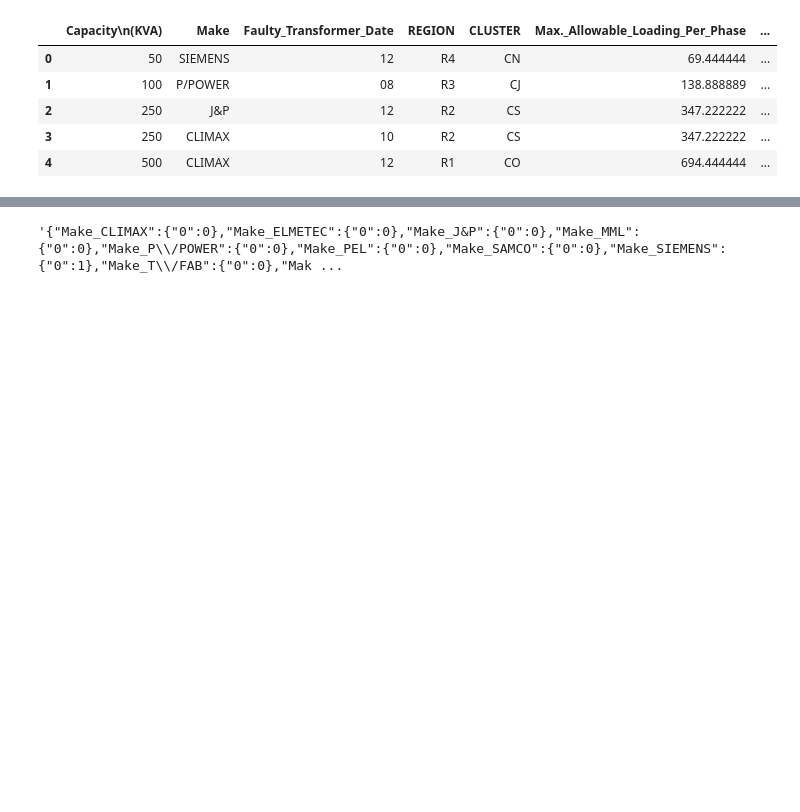
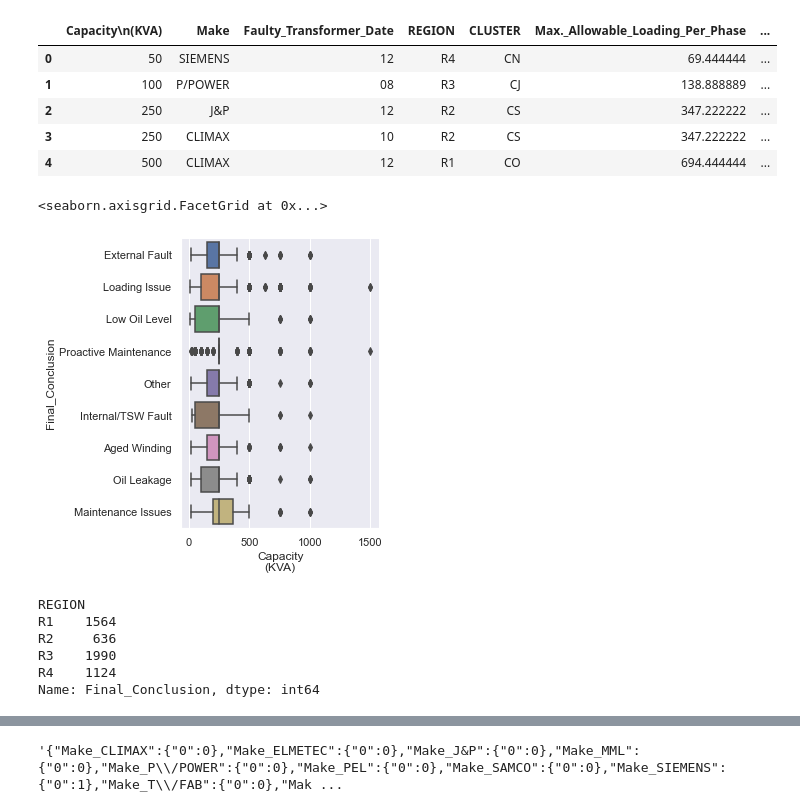
Before and after one commit to TasneemYou/lhl-capstone, a Jupyter notebook: Main.ipynb, the cells around one changed output, grey strips where cells are left out. Saved outputs shown, nothing was run; the diff lists cells and outputs as text; code cells hidden in the pictures; blank space fills up the shorter version.

```diff
--- a/Main.ipynb
+++ b/Main.ipynb
@@ -77,3 +88,9 @@ df.head()
 | 2 | 250 | J&P | 12 | R2 | CS | 347.222222 | ... |
 | 3 | 250 | CLIMAX | 10 | R2 | CS | 347.222222 | ... |
 | 4 | 500 | CLIMAX | 12 | R1 | CO | 694.444444 | ... |
+# %%
+#sns.set(rc={'figure.figsize':(1000,8.27)})
+sns.catplot(x="Capacity\n(KVA)", y="Final_Conclusion", kind="box", data=df)
+# %% [output]
+<seaborn.axisgrid.FacetGrid at 0x...>
+[figure, added]
@@ -79,0 +99,9 @@ df.head()
+# %%
+df_R
+# %% [output]
+REGION
+R1    1564
+R2     636
+R3    1990
+R4    1124
+Name: Final_Conclusion, dtype: int64
```
Also changed, not shown: parts of 61 cells of this notebook.
